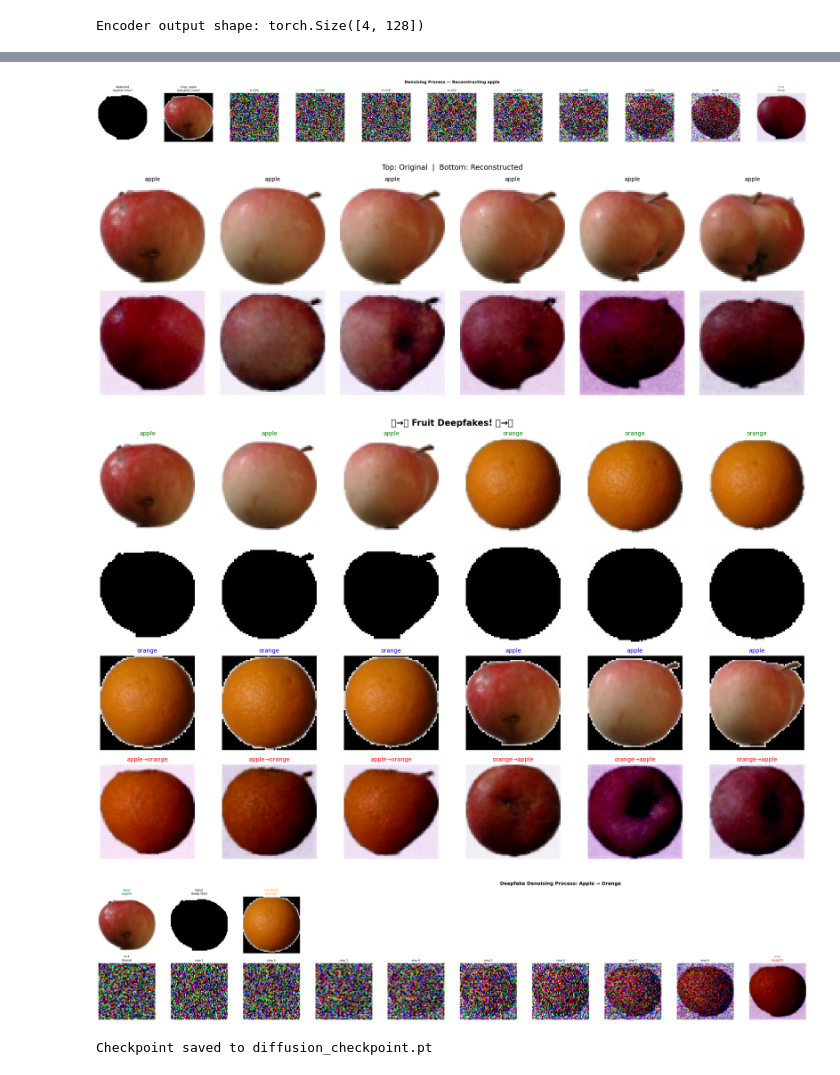
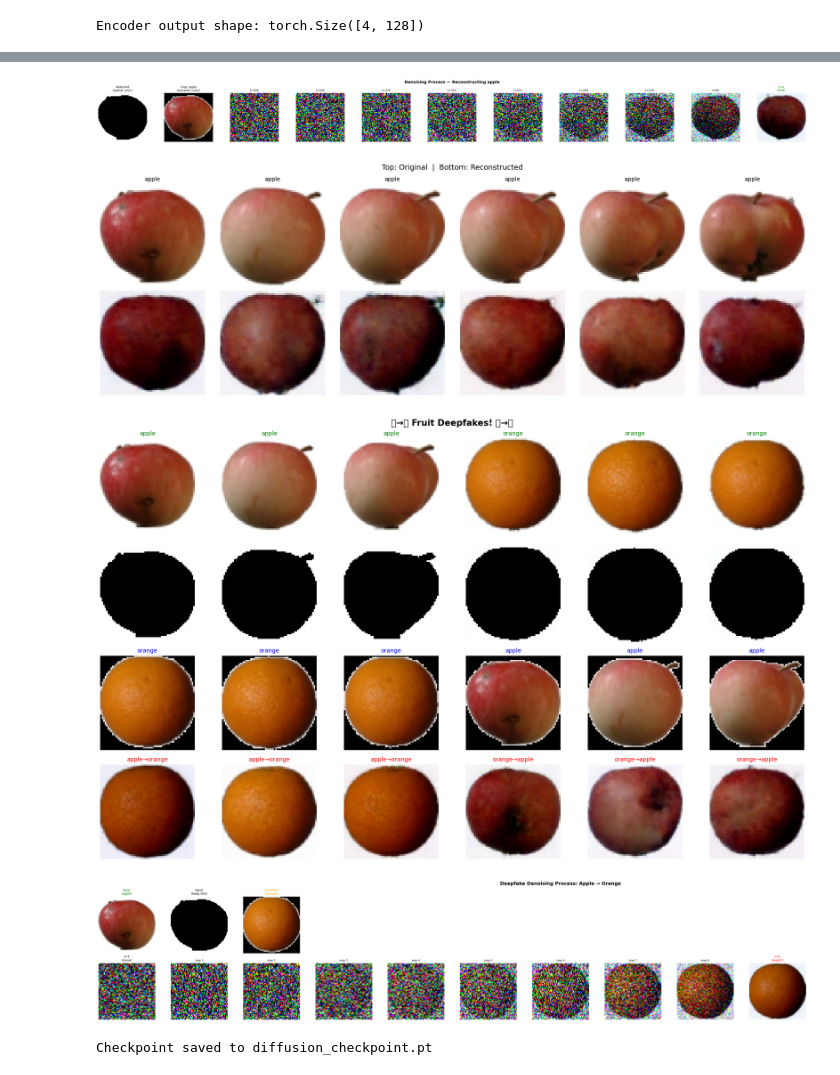
Before and after one commit to eth-bmai-fs26/project, a Jupyter notebook: week4/deepfake/attention_diffusion_pipeline.ipynb, the cells around one changed output, grey strips where cells are left out. Drawn from its saved outputs; the diff is of its cells as text; code cells hidden in the pictures.

```diff
--- a/week4/deepfake/attention_diffusion_pipeline.ipynb
+++ b/week4/deepfake/attention_diffusion_pipeline.ipynb
@@ -476,7 +476,7 @@ class ConditionedUNet(nn.Module):
 
         self.out_conv = nn.Conv2d(ch, out_channels, 1)
 
-        self.attn_enc2 = CrossAttention(feature_dim=ch * 2, embed_dim=embed_dim)
+        self.attn_enc3 = CrossAttention(feature_dim=ch * 4, embed_dim=embed_dim)
         self.attn_bottleneck = CrossAttention(feature_dim=ch * 4, embed_dim=embed_dim)
         self.attn_dec2 = CrossAttention(feature_dim=ch, embed_dim=embed_dim)
 
@@ -498,8 +498,8 @@ class ConditionedUNet(nn.Module):
         # Encoder
         e1 = self.enc1(x)                    # (B, 64, 64, 64)
         e2 = self.enc2(self.down(e1))        # (B, 128, 32, 32)
-        e2 = self.attn_enc2(e2, cond)
         e3 = self.enc3(self.down(e2))        # (B, 256, 16, 16)
+        e3 = self.attn_enc3(e3, cond)        # (B, 256, 16, 16)
 
         # Bottleneck
         b = self.bottleneck(self.down(e3))   # (B, 256, 8, 8)
@@ -744,6 +768,5 @@ plt.show()
 # %%
 # === CELL 12: Visualize Denoising Process ===
-ema = EMA(unet, decay=0.999)
 @torch.no_grad()
 def visualize_denoising(unet, fruit_encoder, scheduler, test_loader, device, n_steps=8):
     """
@@ -759,17 +782,11 @@ def visualize_denoising(unet, fruit_encoder, scheduler, test_loader, device, n_s
 
     masks, crops, redacted = create_mask_and_crop_batch(img)
 
-    #wrap everything
-    ema.apply(unet)
-
     # Generate with intermediate snapshots
     result, intermediates = scheduler.sample(
         unet, fruit_encoder, crops, redacted, masks,
         return_intermediates=True, intermediate_steps=n_steps
     )
-
-    ema.restore(unet)
-    #wrap everything
 
     # Plot
     n = len(intermediates)
@@ -800,7 +817,7 @@ def visualize_denoising(unet, fruit_encoder, scheduler, test_loader, device, n_s
 
 visualize_denoising(unet, fruit_encoder, scheduler, test_loader, device)
 # %% [output]
-[figure, old version]
+[figure, new version]
 # %%
 # === CELL 13: Reconstruction — Encode & Regenerate Same Fruit ===
 
@@ -808,39 +825,34 @@ visualize_denoising(unet, fruit_encoder, scheduler, test_loader, device)
 def show_reconstructions(unet, fruit_encoder, scheduler, test_loader, device, n=6):
     """
     Reconstruct test images: use each image's own crop as conditioning.
     Shows how well the model has learned each fruit type.
     """
     unet.eval()
     fruit_encoder.eval()
 
     images, labels = next(iter(test_loader))
     images = images[:n].to(device)
 
     masks, crops, redacted = create_mask_and_crop_batch(images)
-    #wrap everything
-    ema.apply(unet)
     results = scheduler.sample(unet, fruit_encoder, crops, redacted, masks)
-    ema.restore(unet)
-    #wrap everything
-
 
     fig, axes = plt.subplots(2, n, figsize=(3 * n, 6))
     fig.suptitle('Top: Original  |  Bottom: Reconstructed', fontsize=13)
 
     for i in range(n):
         axes[0, i].imshow(images[i].cpu().permute(1, 2, 0).clamp(0, 1).numpy())
         axes[0, i].set_title(CLASS_NAMES[labels[i].item()], fontsize=10)
         axes[0, i].axis('off')
 
         axes[1, i].imshow(results[i].cpu().permute(1, 2, 0).clamp(0, 1).numpy())
         axes[1, i].axis('off')
 
     plt.tight_layout()
     plt.show()
 
 show_reconstructions(unet, fruit_encoder, scheduler, test_loader, device)
 # %% [output]
-[figure, old version]
+[figure, new version]
 # %%
 def find_samples_per_class(loader, class_to_idx, n_per_class=3):
     """
@@ -905,9 +917,7 @@ def deepfake_diffusion(unet, fruit_encoder, scheduler, test_loader, device, n=6)
     masks, _, redacted = create_mask_and_crop_batch(target_images)
     _, source_crops, _ = create_mask_and_crop_batch(source_images)
 
-    ema.apply(unet)
     results = scheduler.sample(unet, fruit_encoder, source_crops, redacted, masks)
-    ema.restore(unet)
 
     # Visualize
     actual_n = len(target_labels_list)
@@ -941,7 +951,7 @@ def deepfake_diffusion(unet, fruit_encoder, scheduler, test_loader, device, n=6)
 
 deepfake_diffusion(unet, fruit_encoder, scheduler, test_loader, device)
 # %% [output]
-[figure, old version]
+[figure, new version]
 # %%
 # === CELL 15: Visualize Deepfake Denoising Step-by-Step ===
 
@@ -969,12 +979,10 @@ def visualize_deepfake_process(unet, fruit_encoder, scheduler, test_loader,
     masks_t, _, redacted_t = create_mask_and_crop_batch(target_img)
     _, source_crop, _ = create_mask_and_crop_batch(source_img)
 
-    ema.apply(unet)
     result, intermediates = scheduler.sample(
         unet, fruit_encoder, source_crop, redacted_t, masks_t,
         return_intermediates=True, intermediate_steps=n_steps
     )
-    ema.restore(unet)
 
     # Plot
     fig, axes = plt.subplots(2, n_steps + 3, figsize=(3 * (n_steps + 3), 6))
@@ -1014,7 +1022,7 @@ def visualize_deepfake_process(unet, fruit_encoder, scheduler, test_loader,
 
 visualize_deepfake_process(unet, fruit_encoder, scheduler, test_loader, device)
 # %% [output]
-[figure, old version]
+[figure, new version]
 # %%
 # === CELL 16: Save Models ===
 
```
Also changed, not shown: parts of 7 cells of this notebook.
